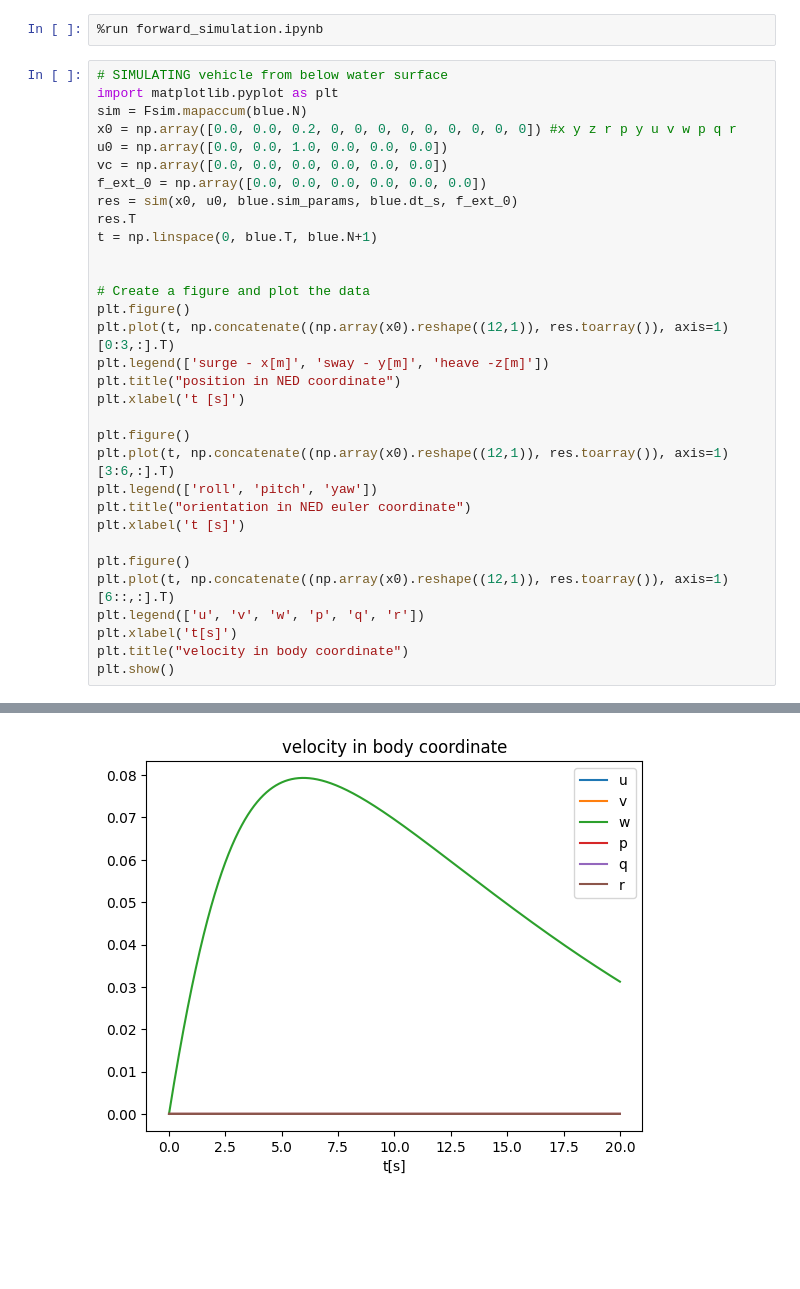
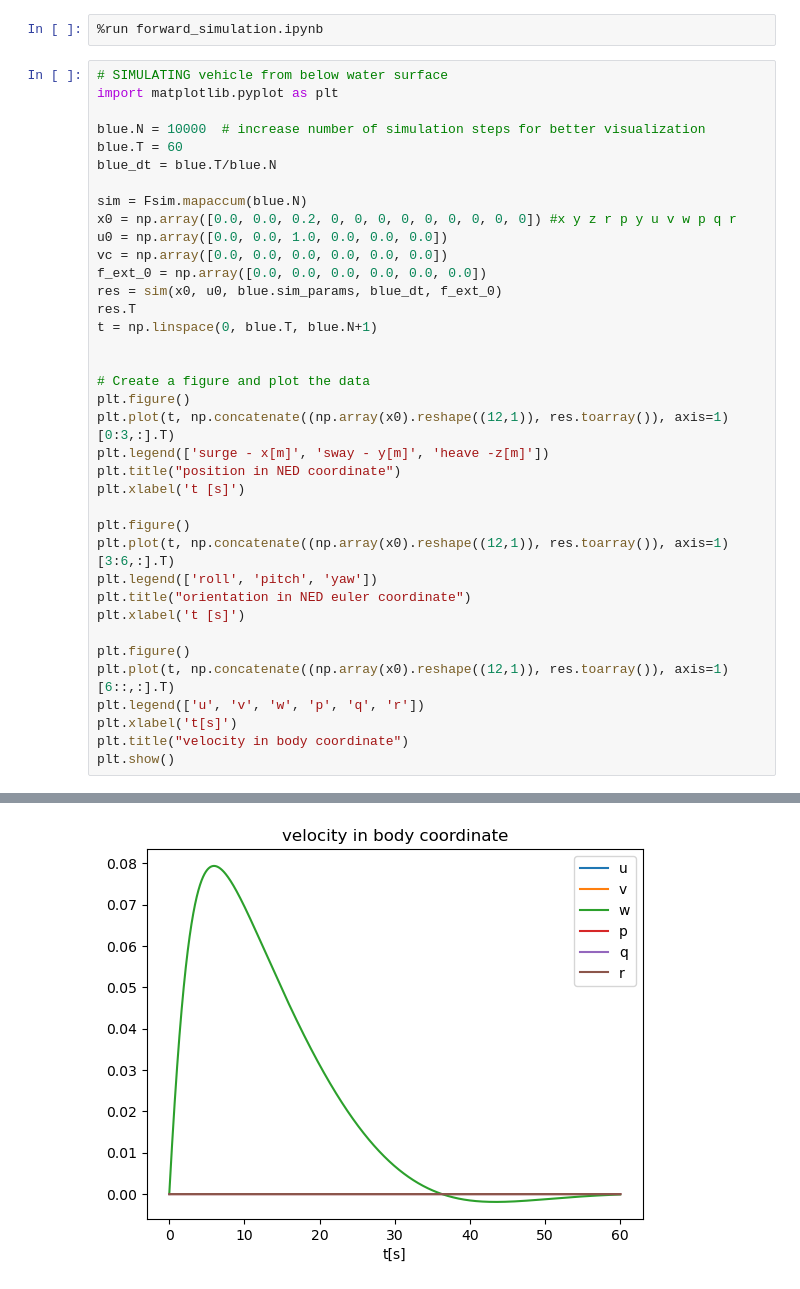
Before and after one commit to edxmorgan/diff_uv, a Jupyter notebook: usage/uv_simulation.ipynb, the cells around one changed output, grey strips where cells are left out. Cells and saved outputs as stored; diff of their text form; blank space fills up the shorter version.

```diff
--- a/usage/uv_simulation.ipynb
+++ b/usage/uv_simulation.ipynb
@@ -3,12 +3,17 @@
 # %%
 # SIMULATING vehicle from below water surface
 import matplotlib.pyplot as plt
+
+blue.N = 10000  # increase number of simulation steps for better visualization
+blue.T = 60
+blue_dt = blue.T/blue.N
+
 sim = Fsim.mapaccum(blue.N)
 x0 = np.array([0.0, 0.0, 0.2, 0, 0, 0, 0, 0, 0, 0, 0, 0]) #x y z r p y u v w p q r
 u0 = np.array([0.0, 0.0, 1.0, 0.0, 0.0, 0.0])
 vc = np.array([0.0, 0.0, 0.0, 0.0, 0.0, 0.0])
 f_ext_0 = np.array([0.0, 0.0, 0.0, 0.0, 0.0, 0.0])
-res = sim(x0, u0, blue.sim_params, blue.dt_s, f_ext_0)
+res = sim(x0, u0, blue.sim_params, blue_dt, f_ext_0)
 res.T
 t = np.linspace(0, blue.T, blue.N+1)
 
@@ -38 +43 @@ plt.show()
-[figure, old version]
+[figure, new version]
```
Also changed, not shown: parts of 1 cell of this notebook, 2 other files.
